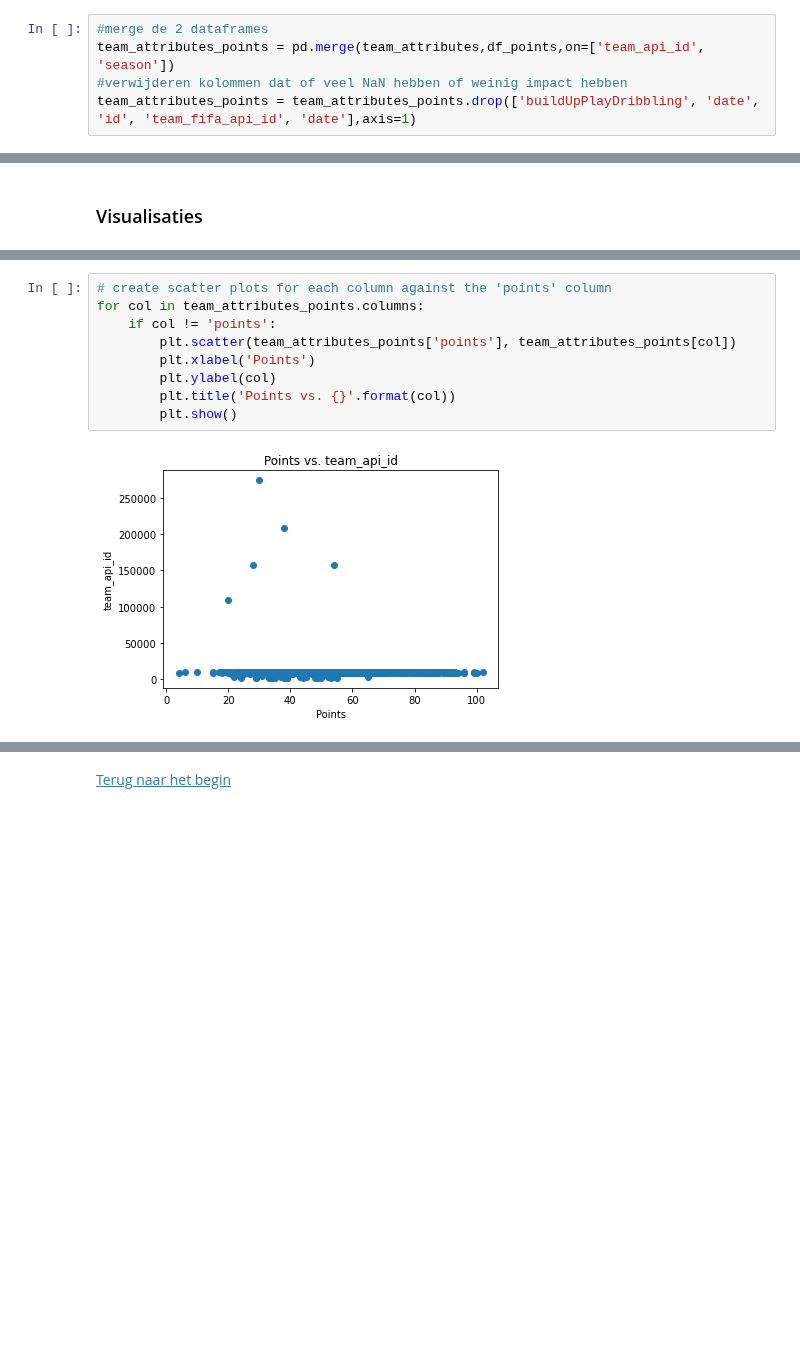
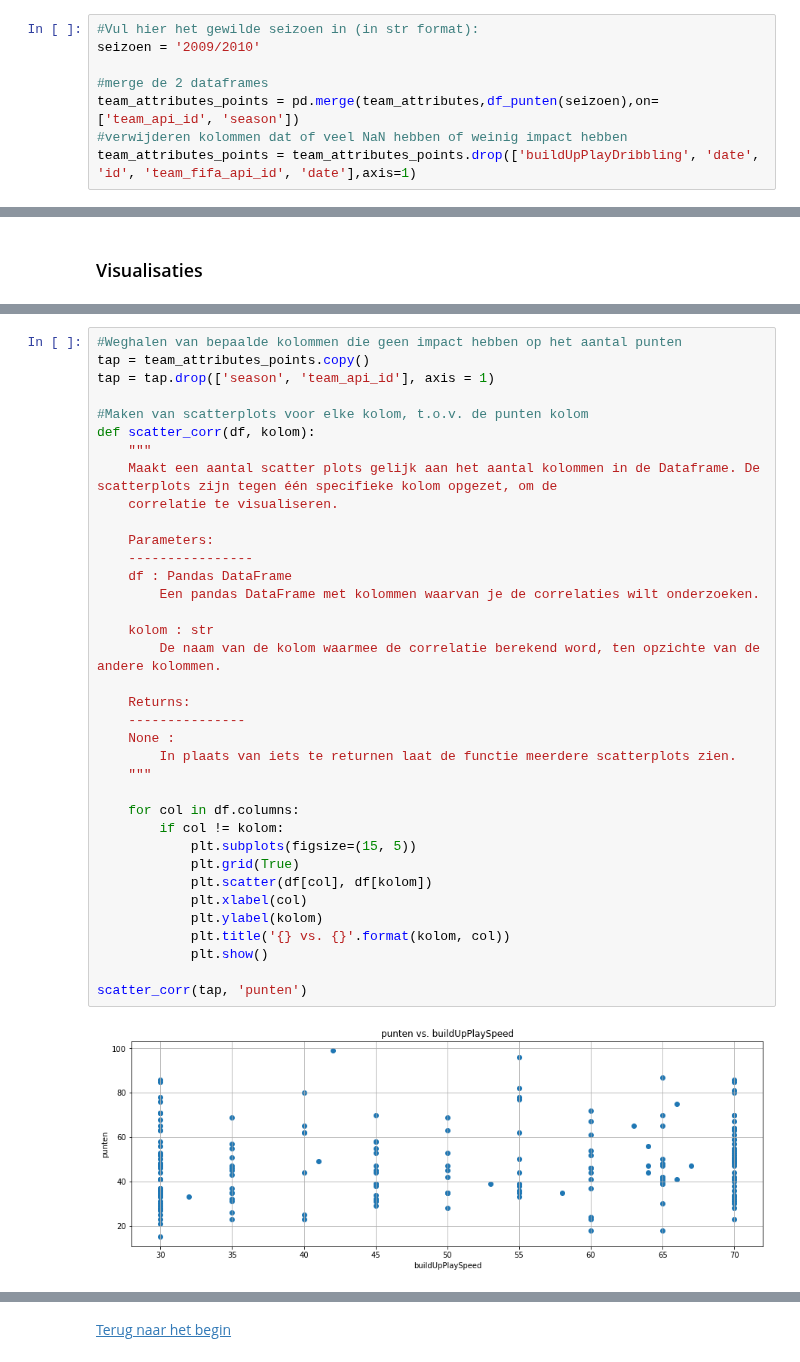
Before and after one commit to BJHeemskerk/DataLab2_2023, a Jupyter notebook: Notebook_Busse.ipynb, the cells around one changed output, grey strips where cells are left out. Drawn from its saved outputs; the diff is of its cells as text; blank space fills up the shorter version.

Commit message:
met laatste code voor spr 3

```diff
--- a/Notebook_Busse.ipynb
+++ b/Notebook_Busse.ipynb
@@ -754,6 +770,9 @@ df_points = df_points.groupby(['season','team_api_id']).sum().reset_index()
 # %%
+#Vul hier het gewilde seizoen in (in str format):
+seizoen = '2009/2010'
+
 #merge de 2 dataframes
-team_attributes_points = pd.merge(team_attributes,df_points,on=['team_api_id', 'season'])
+team_attributes_points = pd.merge(team_attributes,df_punten(seizoen),on=['team_api_id', 'season'])
 #verwijderen kolommen dat of veel NaN hebben of weinig impact hebben
 team_attributes_points = team_attributes_points.drop(['buildUpPlayDribbling', 'date', 'id', 'team_fifa_api_id', 'date'],axis=1)
 # %%
@@ -840,11 +796,38 @@ sns.heatmap(corr, cmap='coolwarm', annot=True)
 # %%
-# create scatter plots for each column against the 'points' column
-for col in team_attributes_points.columns:
-    if col != 'points':
-        plt.scatter(team_attributes_points['points'], team_attributes_points[col])
-        plt.xlabel('Points')
-        plt.ylabel(col)
-        plt.title('Points vs. {}'.format(col))
-        plt.show()
+#Weghalen van bepaalde kolommen die geen impact hebben op het aantal punten
+tap = team_attributes_points.copy()
+tap = tap.drop(['season', 'team_api_id'], axis = 1)
+
+#Maken van scatterplots voor elke kolom, t.o.v. de punten kolom
+def scatter_corr(df, kolom):
+    """
+    Maakt een aantal scatter plots gelijk aan het aantal kolommen in de Dataframe. De scatterplots zijn tegen één specifieke kolom opgezet, om de
+    correlatie te visualiseren.
+
+    Parameters:
+    ----------------
+    df : Pandas DataFrame
+        Een pandas DataFrame met kolommen waarvan je de correlaties wilt onderzoeken.
+
+    kolom : str
+        De naam van de kolom waarmee de correlatie berekend word, ten opzichte van de andere kolommen.
+
+    Returns:
+    ---------------
+    None :
+        In plaats van iets te returnen laat de functie meerdere scatterplots zien.
+    """
+
+    for col in df.columns:
+        if col != kolom:
+            plt.subplots(figsize=(15, 5))
+            plt.grid(True)
+            plt.scatter(df[col], df[kolom])
+            plt.xlabel(col)
+            plt.ylabel(kolom)
+            plt.title('{} vs. {}'.format(kolom, col))
+            plt.show()
+
+scatter_corr(tap, 'punten')
 # %% [output]
-[figure, old version]
+[figure, new version]
```
Also changed, not shown: parts of 13 cells of this notebook.
